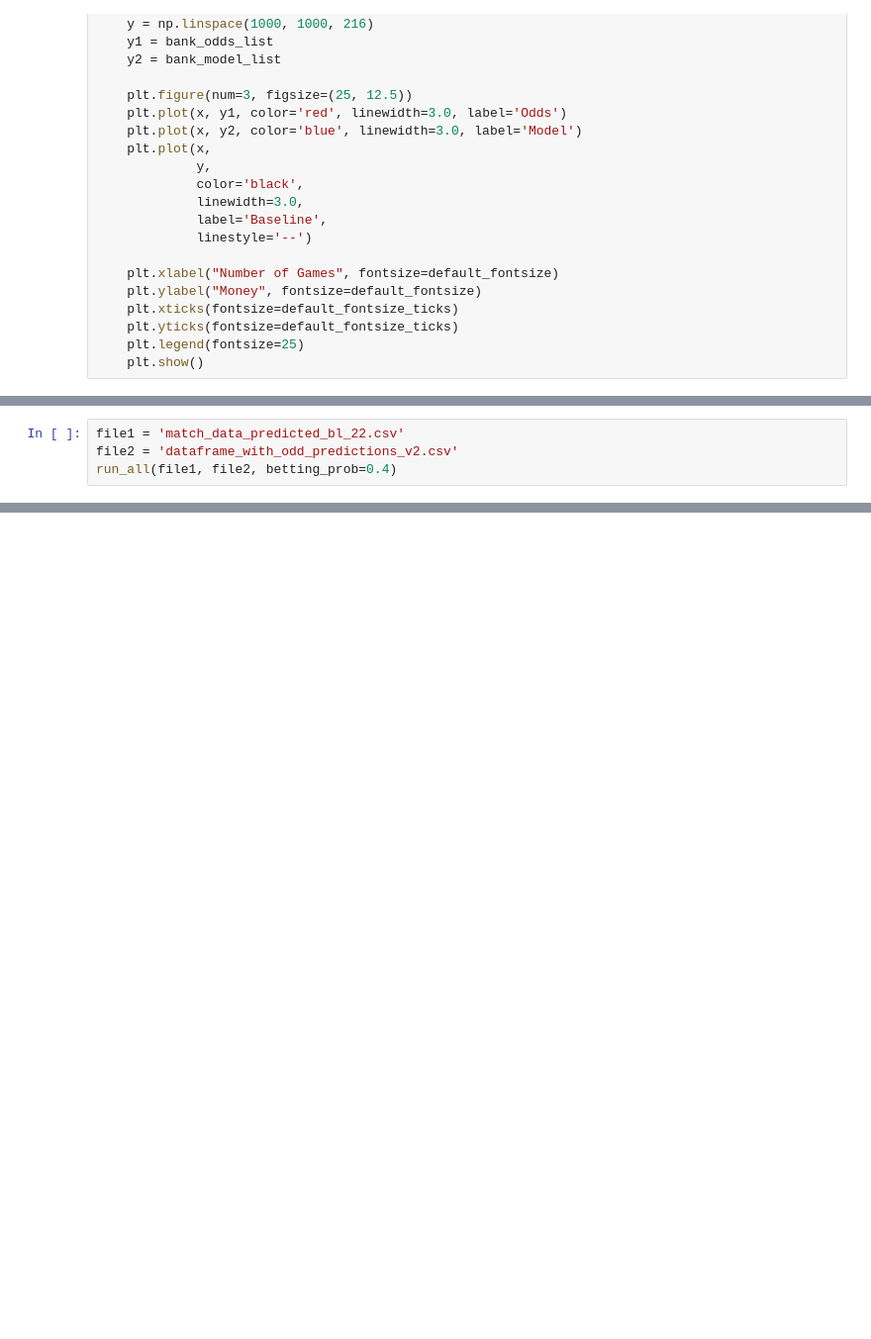
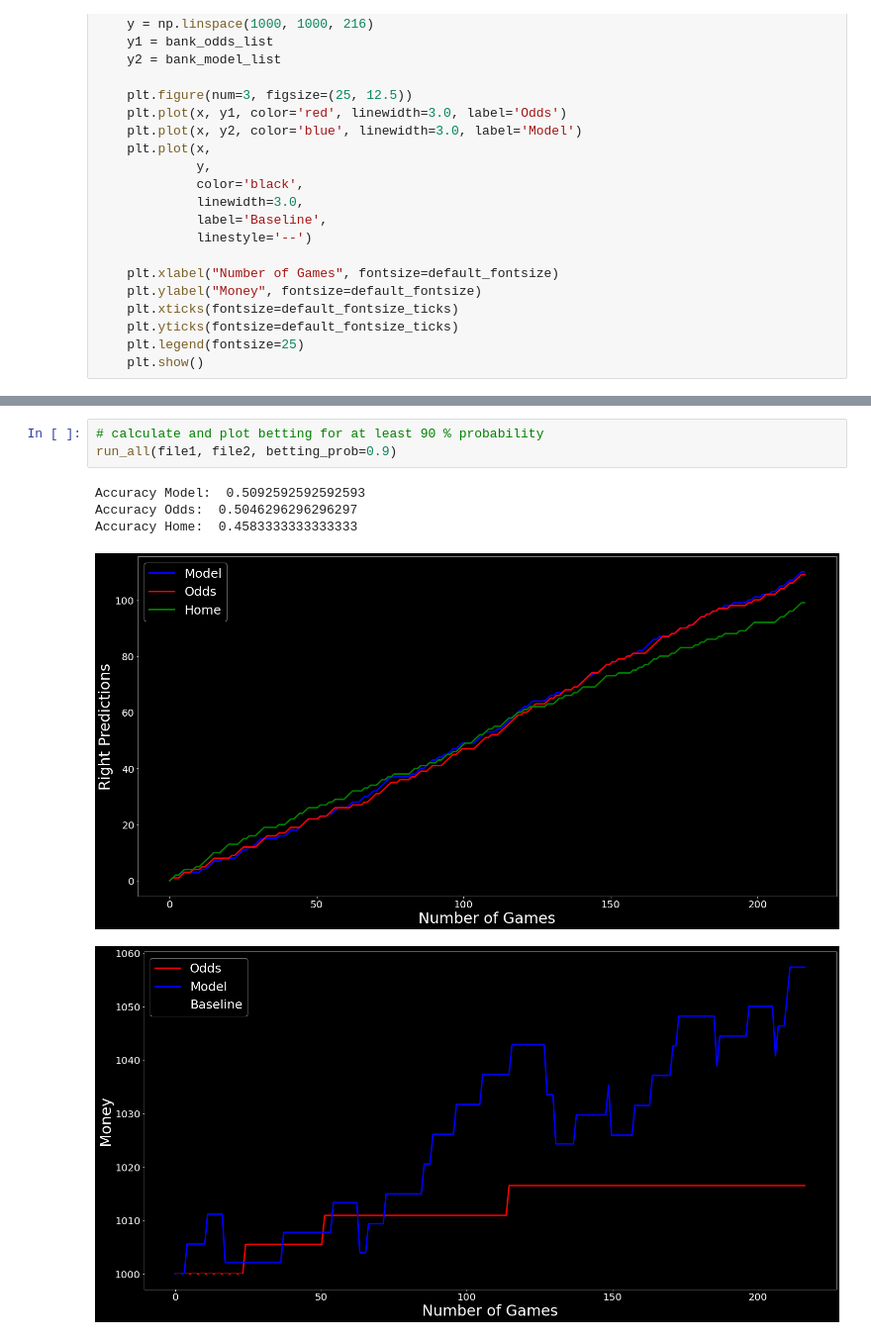
Before and after one commit to Max280201/Data-Exploration-Project, a Jupyter notebook: evaluate_model_odd_predictions_v2.ipynb, the cells around one changed output, grey strips where cells are left out. Shown at 99% size. Saved outputs shown, nothing was run; the diff lists cells and outputs as text; blank space fills up the shorter version.

```diff
--- a/evaluate_model_odd_predictions_v2.ipynb
+++ b/evaluate_model_odd_predictions_v2.ipynb
@@ -343,4 +320,0 @@ See the caveats in the documentation: https://pandas.pydata.org/pandas-docs/stab
-# %%
-file1 = 'match_data_predicted_bl_22.csv'
-file2 = 'dataframe_with_odd_predictions_v2.csv'
-run_all(file1, file2, betting_prob=0.4)
@@ -379 +321,10 @@ See the caveats in the documentation: https://pandas.pydata.org/pandas-docs/stab
+# %%
+# calculate and plot betting for at least 90 % probability
+run_all(file1, file2, betting_prob=0.9)
+# %% [output]
+Accuracy Model:  0.5092592592592593
+Accuracy Odds:  0.5046296296296297
+Accuracy Home:  0.4583333333333333
+[figure, added]
+[figure, added]
 # %%
```
Also changed, not shown: parts of 11 cells of this notebook, 10 other files.
